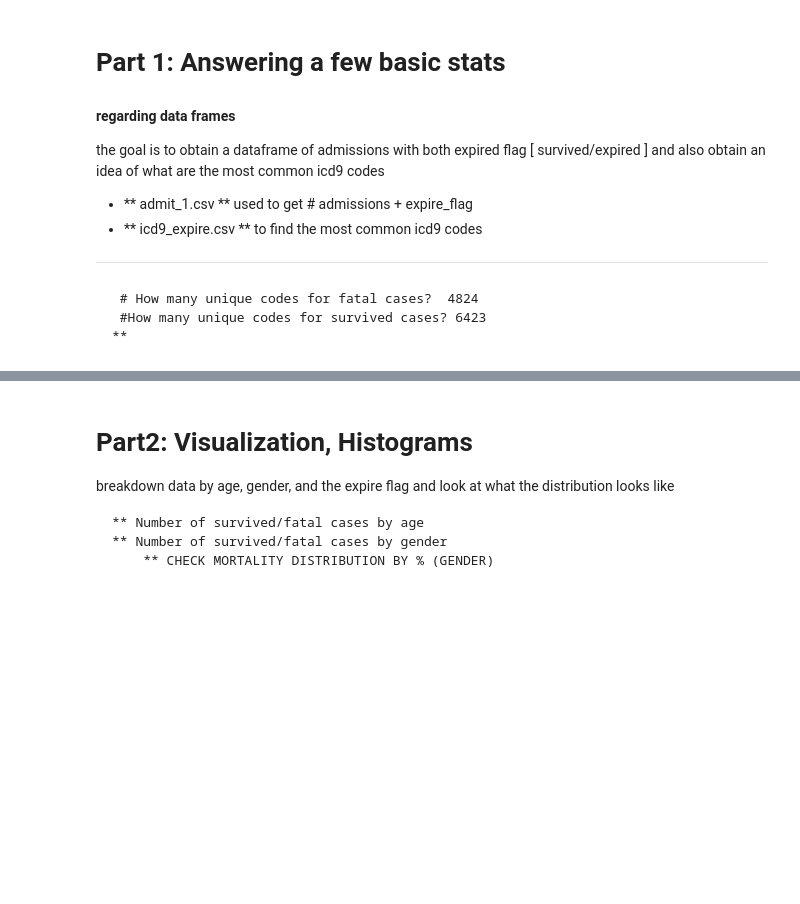
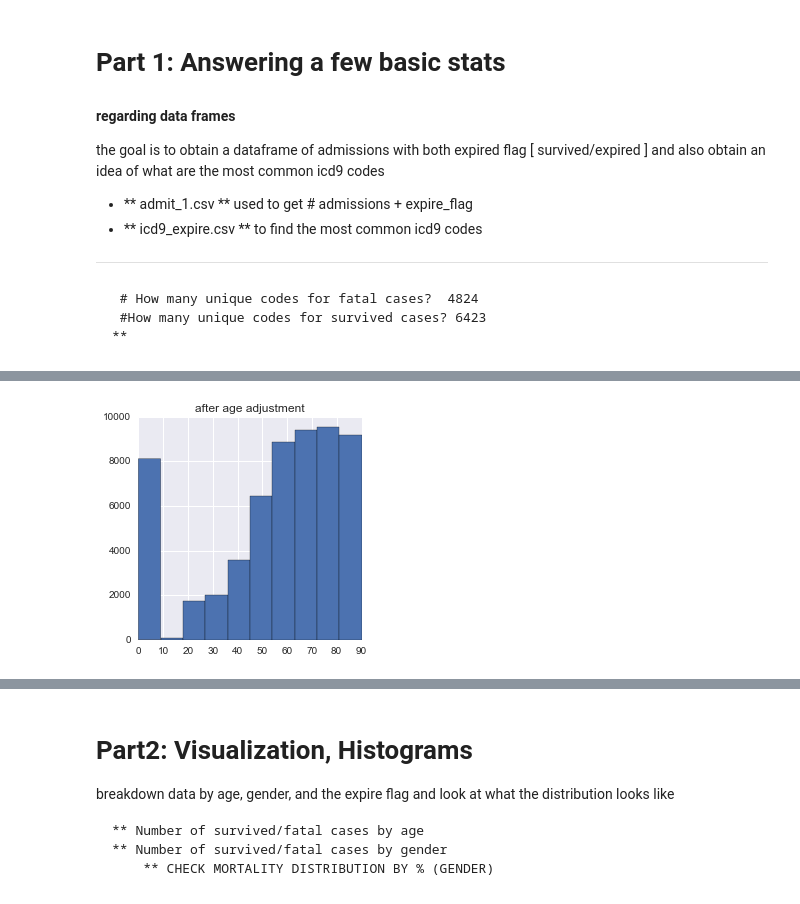
Before and after one commit to billiescodes/mortality_in_ICU, a Jupyter notebook: 01_ExploratoryAnalysis.ipynb, the cells around one changed output, grey strips where cells are left out. Cells and saved outputs as stored; diff of their text form; code cells hidden in the pictures; blank space fills up the shorter version.

```diff
--- a/01_ExploratoryAnalysis.ipynb
+++ b/01_ExploratoryAnalysis.ipynb
@@ -170,3 +210,8 @@ data.loc[ (data.age < 0),'age']  = 90.0
+# %%
+data['age'].hist(figsize=(4,4))
+plt.title('after age adjustment');
+# %% [output]
+[figure, added]
 # %%
 # dob year
 data['year']=  pd.DatetimeIndex(data['dob']).year
```
Also changed, not shown: parts of 19 cells of this notebook.
